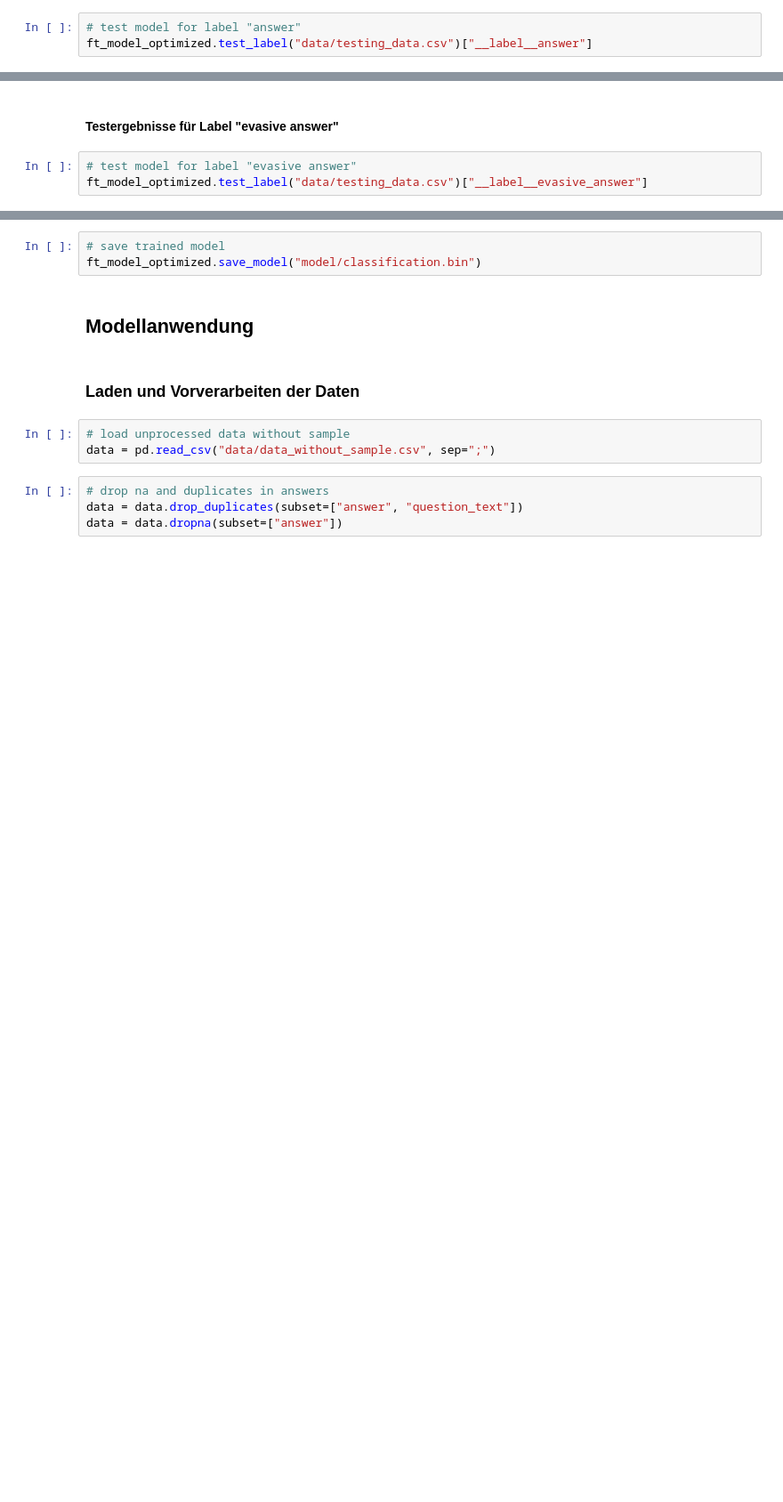
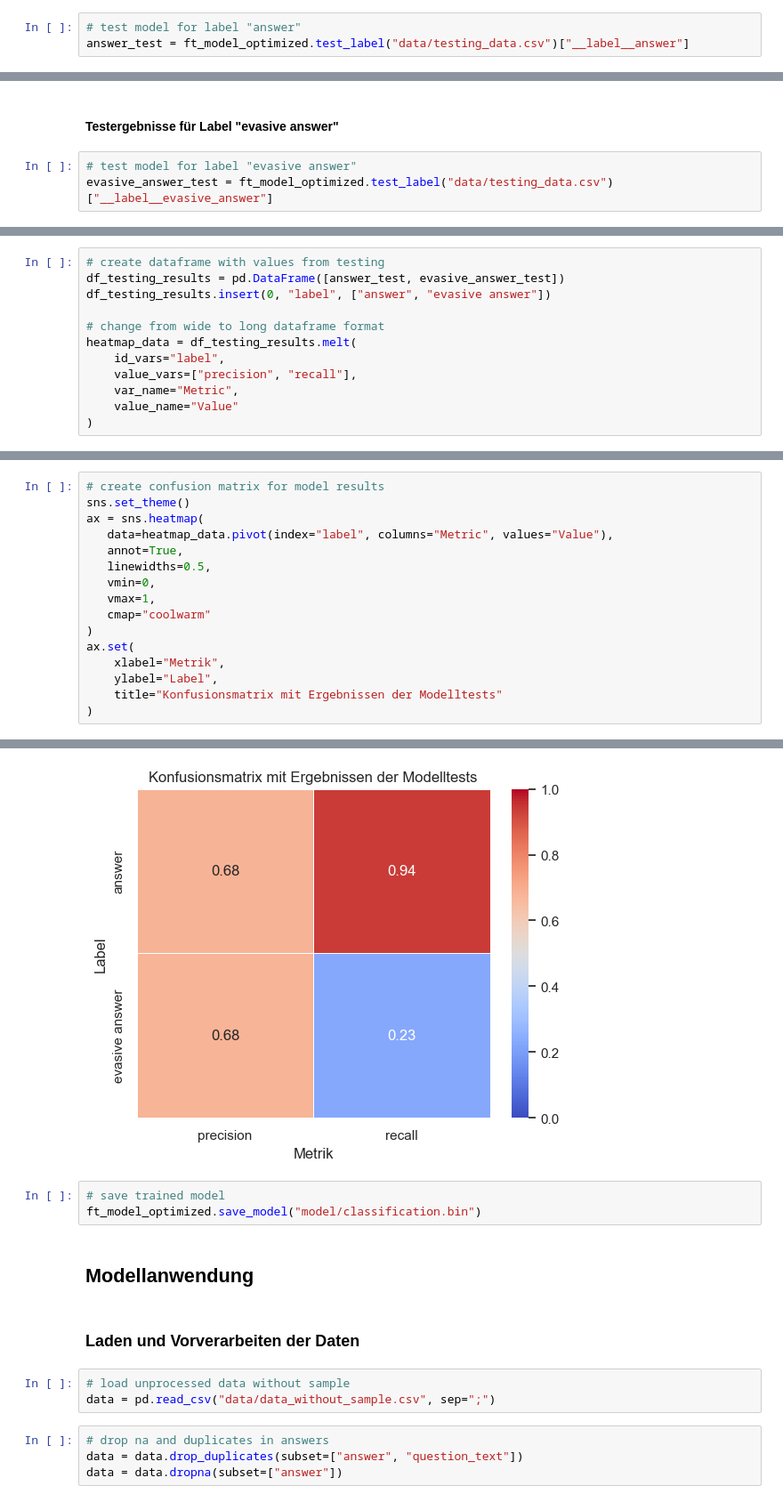
Before and after one commit to dariom25/automatisierte_antwortanalyse_von_abgeordneten, a Jupyter notebook: pipeline_classification.ipynb, the cells around one changed output, grey strips where cells are left out. Shown: that part at 89% size. Drawn from its saved outputs; the diff is of its cells as text; blank space fills up the shorter version.

Commit message:
Visualize test results of model

```diff
--- a/pipeline_classification.ipynb
+++ b/pipeline_classification.ipynb
@@ -159,4 +159,4 @@ ft_model_optimized.test("data/testing_data.csv")
 #### Testergebnisse für Label "answer"
 # %%
 # test model for label "answer"
-ft_model_optimized.test_label("data/testing_data.csv")["__label__answer"]
+answer_test = ft_model_optimized.test_label("data/testing_data.csv")["__label__answer"]
@@ -168,4 +164,4 @@ ft_model_optimized.test_label("data/testing_data.csv")["__label__answer"]
 #### Testergebnisse für Label "evasive answer"
 # %%
 # test model for label "evasive answer"
-ft_model_optimized.test_label("data/testing_data.csv")["__label__evasive_answer"]
+evasive_answer_test = ft_model_optimized.test_label("data/testing_data.csv")["__label__evasive_answer"]
@@ -175,0 +170,12 @@ ft_model_optimized.test_label("data/testing_data.csv")["__label__evasive_answer"
+# %%
+# create dataframe with values from testing
+df_testing_results = pd.DataFrame([answer_test, evasive_answer_test])
+df_testing_results.insert(0, "label", ["answer", "evasive answer"])
+
+# change from wide to long dataframe format
+heatmap_data = df_testing_results.melt(
+    id_vars="label",
+    value_vars=["precision", "recall"],
+    var_name="Metric",
+    value_name="Value"
+)
@@ -175,0 +188,17 @@ ft_model_optimized.test_label("data/testing_data.csv")["__label__evasive_answer"
+# %%
+# create confusion matrix for model results
+sns.set_theme()
+ax = sns.heatmap(
+   data=heatmap_data.pivot(index="label", columns="Metric", values="Value"),
+   annot=True,
+   linewidths=0.5,
+   vmin=0,
+   vmax=1,
+   cmap="coolwarm"
+)
+ax.set(
+    xlabel="Metrik",
+    ylabel="Label",
+    title="Konfusionsmatrix mit Ergebnissen der Modelltests"
+)
+# %% [output]
@@ -176,3 +208,4 @@ ft_model_optimized.test_label("data/testing_data.csv")["__label__evasive_answer"
+[figure, added]
 # %%
 # save trained model
 ft_model_optimized.save_model("model/classification.bin")
```
Also changed, not shown: parts of 10 cells of this notebook.
